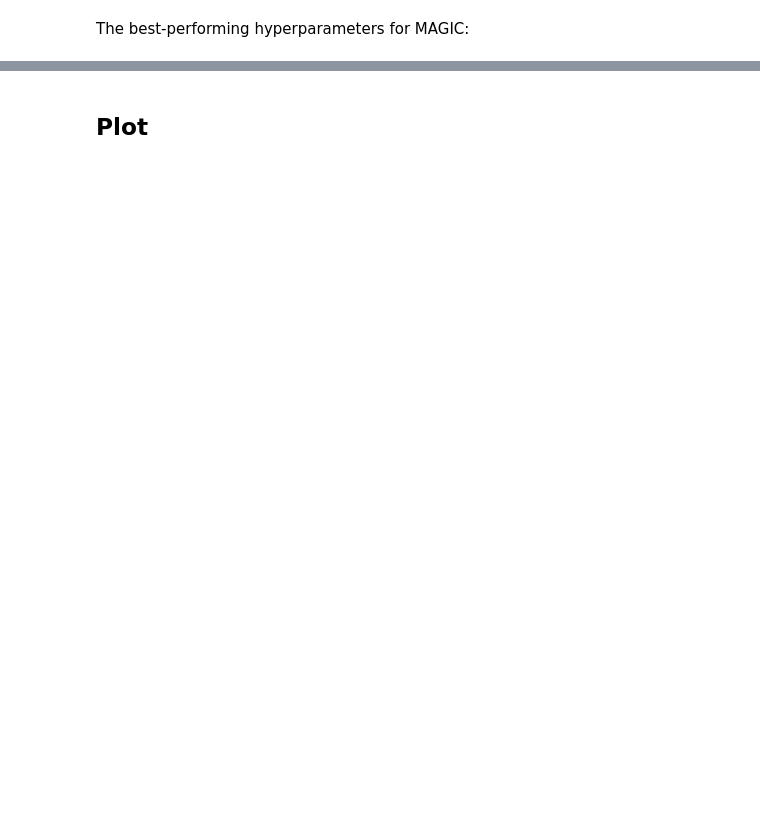
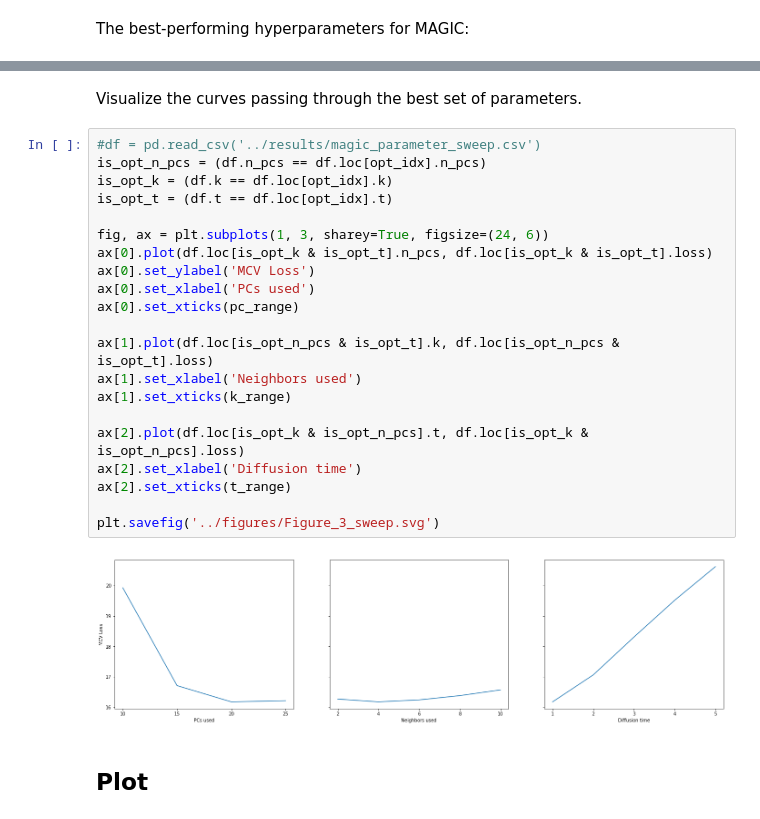
Before and after one commit to czbiohub-sf/molecular-cross-validation, a Jupyter notebook: examples/Figure_3.ipynb, the cells around one changed output, grey strips where cells are left out. Drawn from its saved outputs; the diff is of its cells as text; blank space fills up the shorter version.

```diff
--- a/examples/Figure_3.ipynb
+++ b/examples/Figure_3.ipynb
@@ -218,3 +158,28 @@ Name: 64, dtype: float64
+# %% [markdown]
+Visualize the curves passing through the best set of parameters.
+# %%
+#df = pd.read_csv('../results/magic_parameter_sweep.csv')
+is_opt_n_pcs = (df.n_pcs == df.loc[opt_idx].n_pcs)
+is_opt_k = (df.k == df.loc[opt_idx].k)
+is_opt_t = (df.t == df.loc[opt_idx].t)
+
+fig, ax = plt.subplots(1, 3, sharey=True, figsize=(24, 6))
+ax[0].plot(df.loc[is_opt_k & is_opt_t].n_pcs, df.loc[is_opt_k & is_opt_t].loss)
+ax[0].set_ylabel('MCV Loss')
+ax[0].set_xlabel('PCs used')
+ax[0].set_xticks(pc_range)
+
+ax[1].plot(df.loc[is_opt_n_pcs & is_opt_t].k, df.loc[is_opt_n_pcs & is_opt_t].loss)
+ax[1].set_xlabel('Neighbors used')
+ax[1].set_xticks(k_range)
+
+ax[2].plot(df.loc[is_opt_k & is_opt_n_pcs].t, df.loc[is_opt_k & is_opt_n_pcs].loss)
+ax[2].set_xlabel('Diffusion time')
+ax[2].set_xticks(t_range)
+
+plt.savefig('../figures/Figure_3_sweep.svg')
+# %% [output]
+[figure, added]
 # %% [markdown]
 ## Plot
 # %%
```
Also changed, not shown: parts of 11 cells of this notebook, 3 other files.
